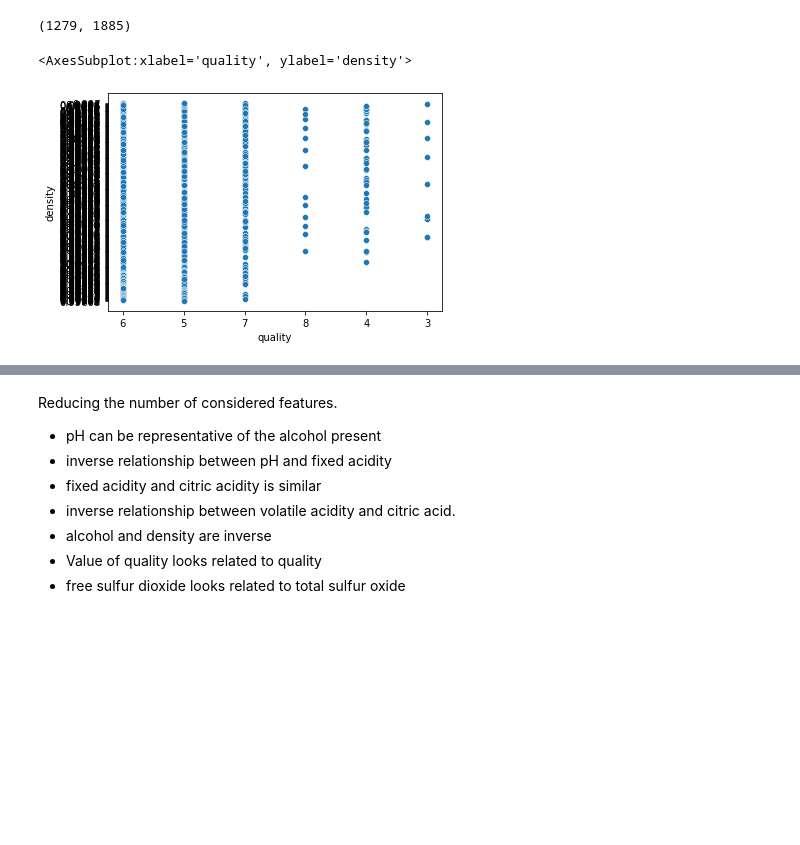
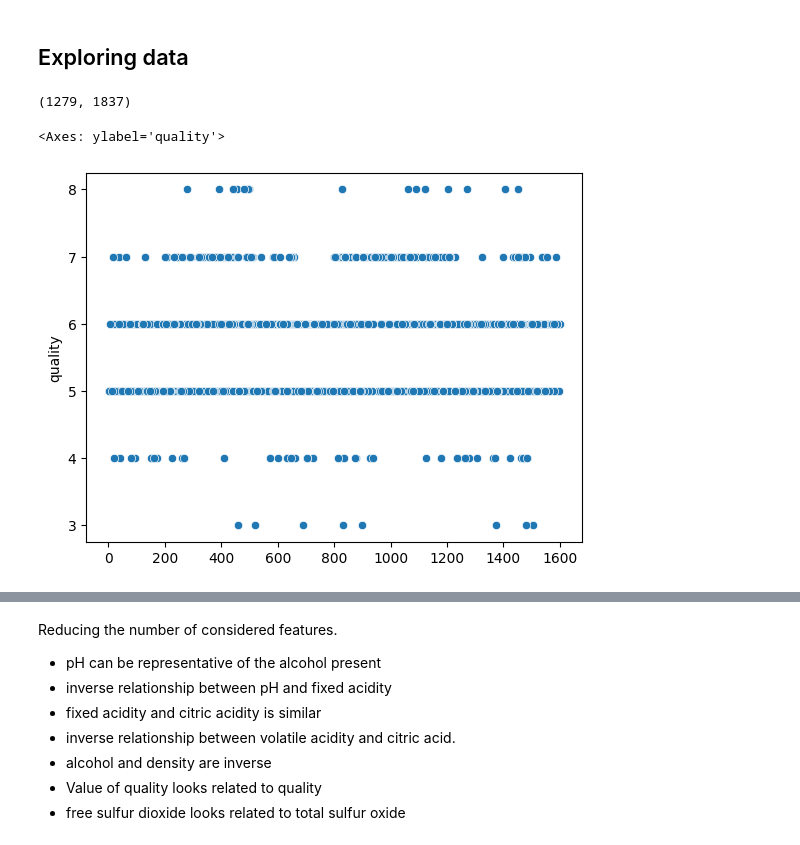
Before and after one commit to Ok3ks/Tabular_data, a Jupyter notebook: Red_wine_assess .ipynb, the cells around one changed output, grey strips where cells are left out. Cells and saved outputs as stored; diff of their text form; code cells hidden in the pictures; blank space fills up the shorter version.

```diff
--- a/Red_wine_assess .ipynb
+++ b/Red_wine_assess .ipynb
@@ -22 +32,5 @@ from imblearn.combine import SMOTEENN, SMOTETomek
+# %%
+Base_dir = "Winequality_dataset"
+files = Base_dir + "/winequality-red.csv"
+files_2 = Base_dir + "/winequality-white.csv"
 # %%
@@ -38,11 +54,8 @@ with open(files) as f:
 # %%
 columns = ["fixed acidity","volatile acidity", "citric acid", "residual sugar", "chlorides", "free sulfur dioxide", "total sulfur dioxide","density","pH","sulphates","alcohol","quality"]
 red_wine_df = pd.DataFrame(content, columns = columns)
+
 red_wine_df.drop([0], inplace = True)
 
-main_var = red_wine_df['quality']
-
-red_wine_df.sample(frac= 1.0)
-train_red_wine_df, test_red_wine_df = train_test_split(red_wine_df, random_state= 32, test_size= 0.2, stratify = main_var)
-
-train_red_wine_df
+for col in red_wine_df.columns:
+    red_wine_df[col] = red_wine_df[col].astype(float)
@@ -103,0 +131,2 @@ sns.histplot(new_y)
+# %% [markdown]
+## Exploring data
@@ -104,9 +135,9 @@ sns.histplot(new_y)
 # %%
 len(train_red_wine_df), len(new_y)
 # %% [output]
-(1279, 1885)
+(1279, 1837)
 # %%
-sns.scatterplot(train_red_wine_df['quality'],train_red_wine_df['density'])
+sns.scatterplot(train_red_wine_df['quality'])
 # %% [output]
-<AxesSubplot:xlabel='quality', ylabel='density'>
+<Axes: ylabel='quality'>
-[figure, old version]
+[figure, new version]
```
Also changed, not shown: parts of 30 cells of this notebook.
